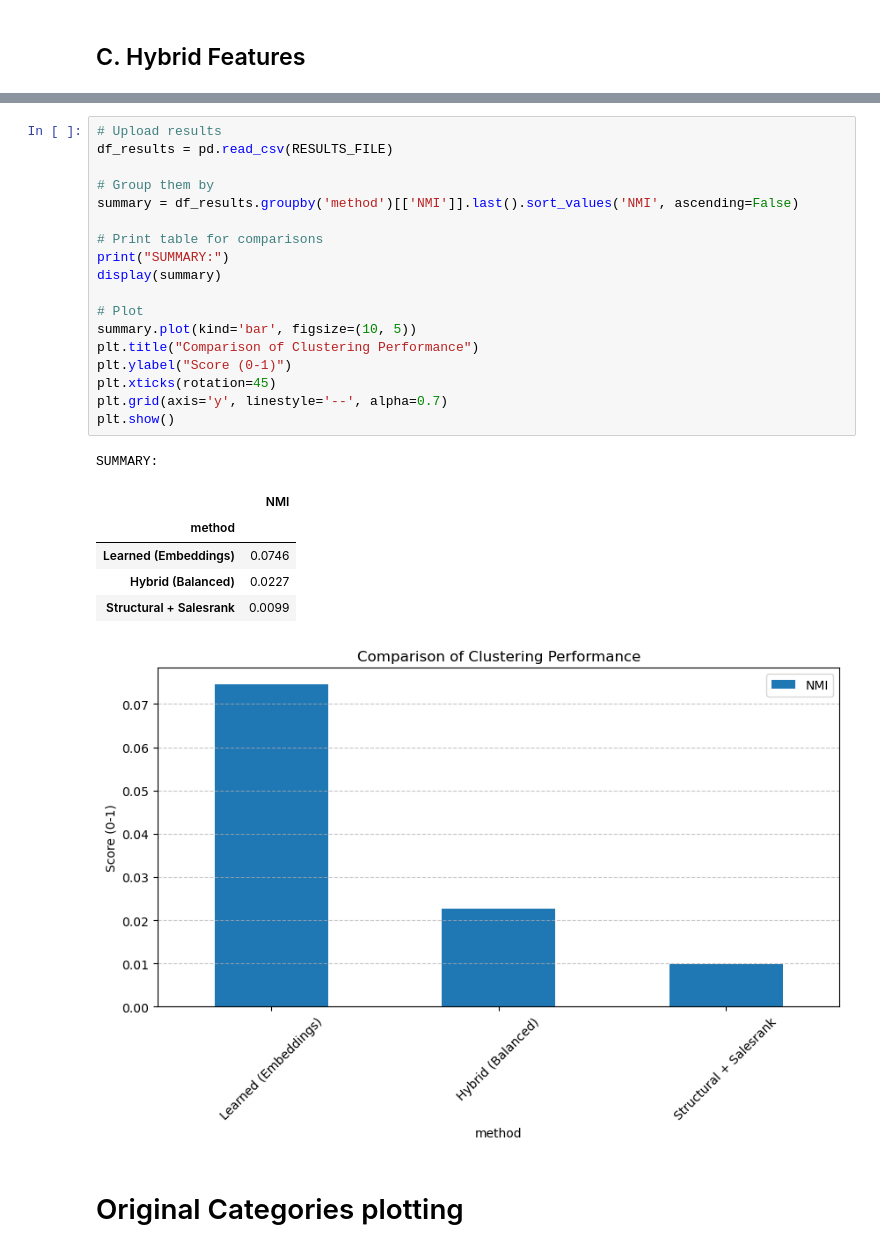
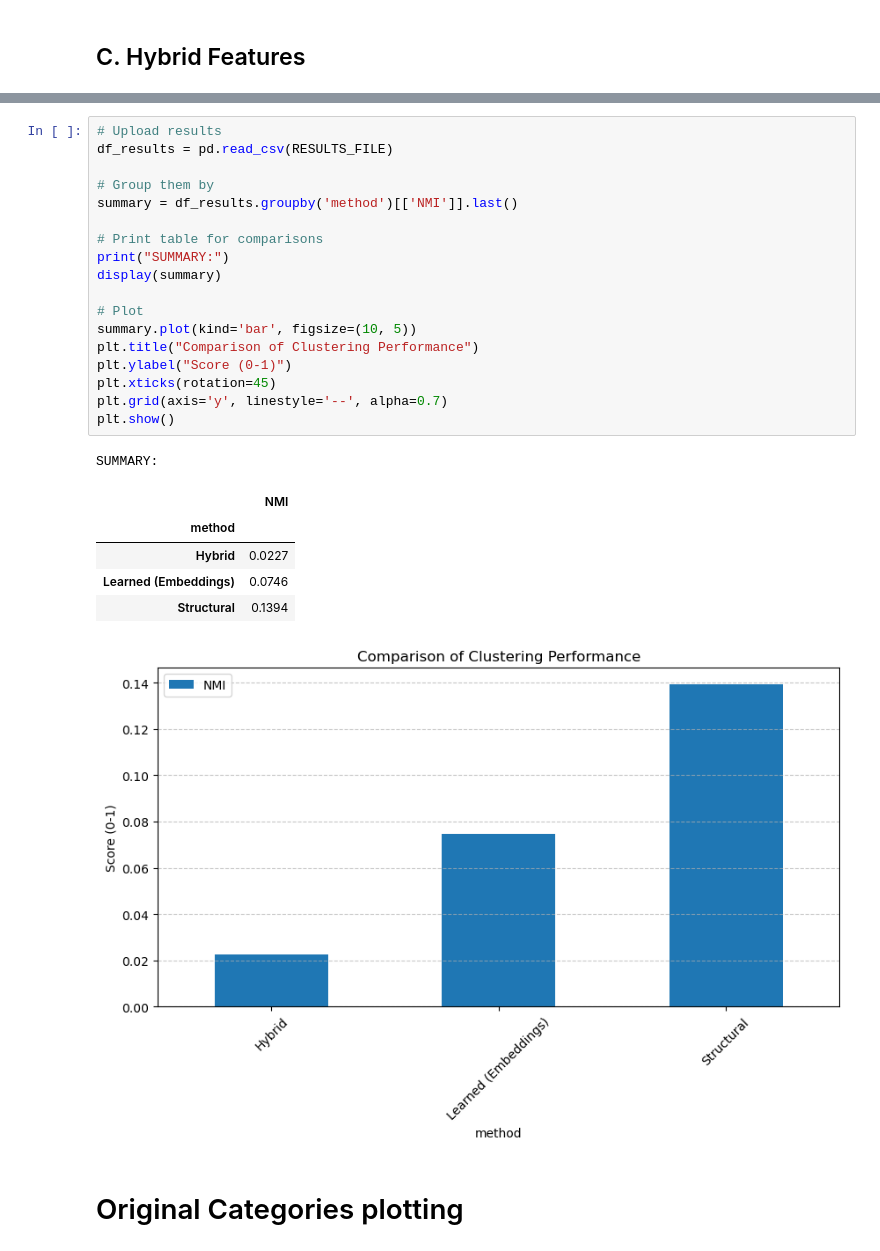
Before and after one commit to raozzo/ProgettoLFN, a Jupyter notebook: Code/notebooks/print.ipynb, the cells around one changed output, grey strips where cells are left out. Saved outputs shown, nothing was run; the diff lists cells and outputs as text.

```diff
--- a/Code/notebooks/print.ipynb
+++ b/Code/notebooks/print.ipynb
@@ -756,29 +736,29 @@ Clustering results for Hybrid (Balanced) saved corrctly.
 # %%
 # Upload results
 df_results = pd.read_csv(RESULTS_FILE)
 
 # Group them by
-summary = df_results.groupby('method')[['NMI']].last().sort_values('NMI', ascending=False)
+summary = df_results.groupby('method')[['NMI']].last()
 
 # Print table for comparisons
 print("SUMMARY:")
 display(summary)
 
 # Plot
 summary.plot(kind='bar', figsize=(10, 5))
 plt.title("Comparison of Clustering Performance")
 plt.ylabel("Score (0-1)")
 plt.xticks(rotation=45)
 plt.grid(axis='y', linestyle='--', alpha=0.7)
 plt.show()
 # %% [output]
 SUMMARY:
 |  | NMI |
 | method |  |
+| Hybrid | 0.0227 |
 | Learned (Embeddings) | 0.0746 |
-| Hybrid (Balanced) | 0.0227 |
-| Structural + Salesrank | 0.0099 |
+| Structural | 0.1394 |
-[figure, old version]
+[figure, new version]
 # %% [markdown]
 # Original Categories plotting
 # %%
```
Also changed, not shown: parts of 15 cells of this notebook, 2 other files.
